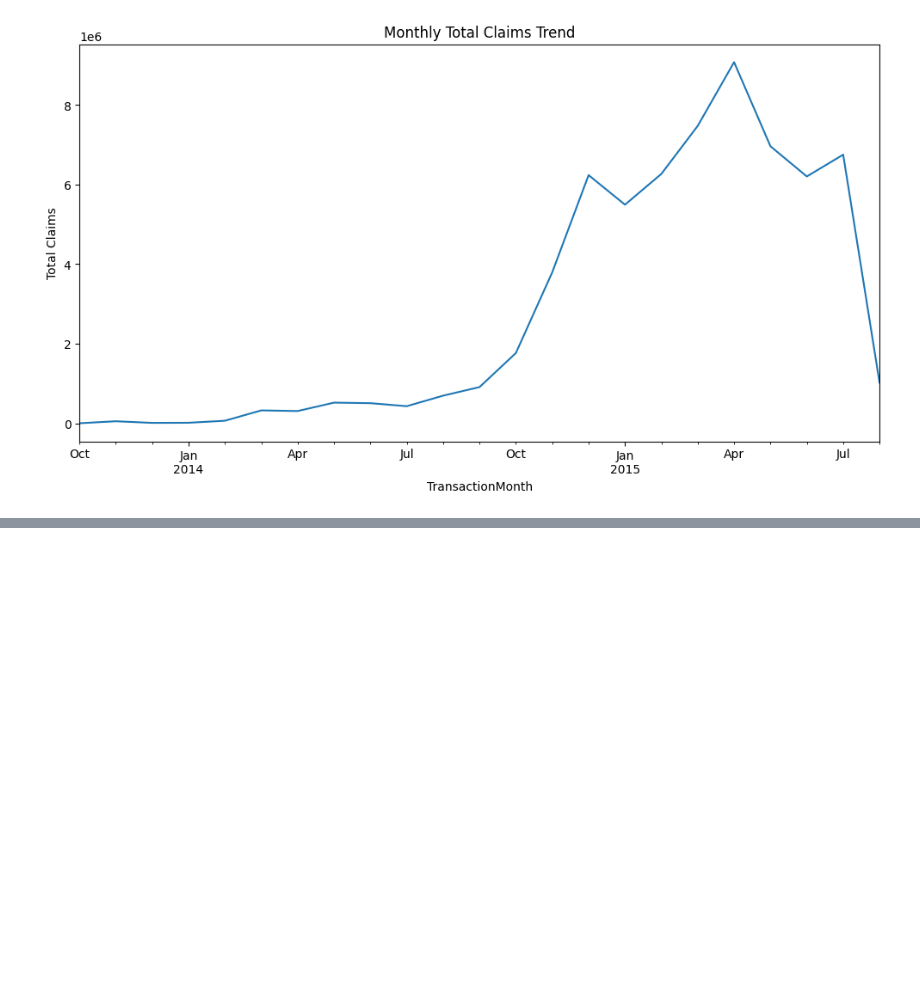
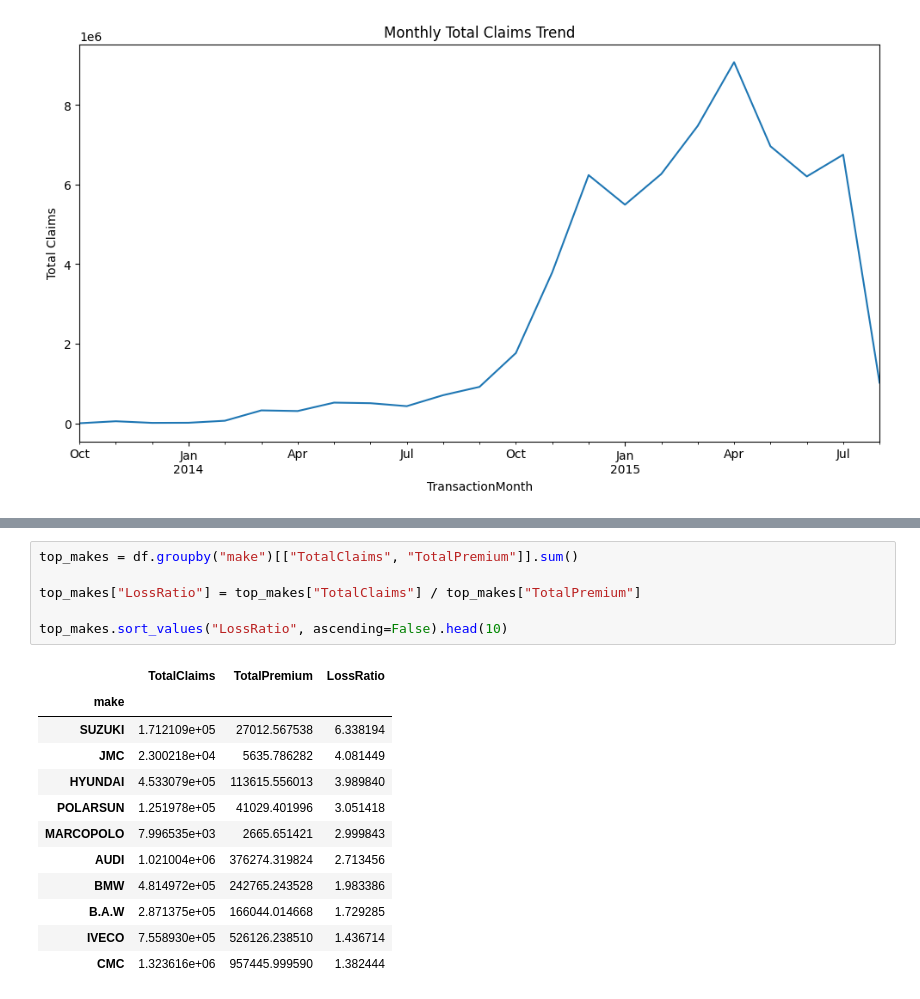
Before and after one commit to kalkidan404/insurance-risk-analytics, a Jupyter notebook: notebooks/02_eda.ipynb, the cells around one changed output, grey strips where cells are left out. Drawn from its saved outputs; the diff is of its cells as text; blank space fills up the shorter version.

```diff
--- a/notebooks/02_eda.ipynb
+++ b/notebooks/02_eda.ipynb
@@ -299,0 +368,19 @@ plt.show()
+# %%
+top_makes = df.groupby("make")[["TotalClaims", "TotalPremium"]].sum()
+
+top_makes["LossRatio"] = top_makes["TotalClaims"] / top_makes["TotalPremium"]
+
+top_makes.sort_values("LossRatio", ascending=False).head(10)
+# %% [output]
+|  | TotalClaims | TotalPremium | LossRatio |
+| make |  |  |  |
+| SUZUKI | 1.712109e+05 | 27012.567538 | 6.338194 |
+| JMC | 2.300218e+04 | 5635.786282 | 4.081449 |
+| HYUNDAI | 4.533079e+05 | 113615.556013 | 3.989840 |
+| POLARSUN | 1.251978e+05 | 41029.401996 | 3.051418 |
+| MARCOPOLO | 7.996535e+03 | 2665.651421 | 2.999843 |
+| AUDI | 1.021004e+06 | 376274.319824 | 2.713456 |
+| BMW | 4.814972e+05 | 242765.243528 | 1.983386 |
+| B.A.W | 2.871375e+05 | 166044.014668 | 1.729285 |
+| IVECO | 7.558930e+05 | 526126.238510 | 1.436714 |
+| CMC | 1.323616e+06 | 957445.999590 | 1.382444 |
```
Also changed, not shown: parts of 17 cells of this notebook.
